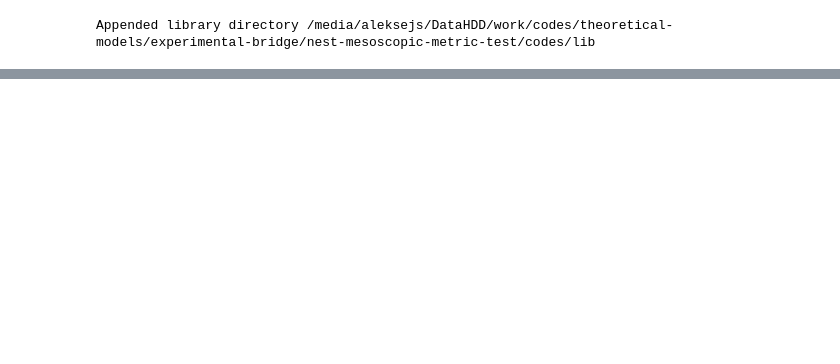
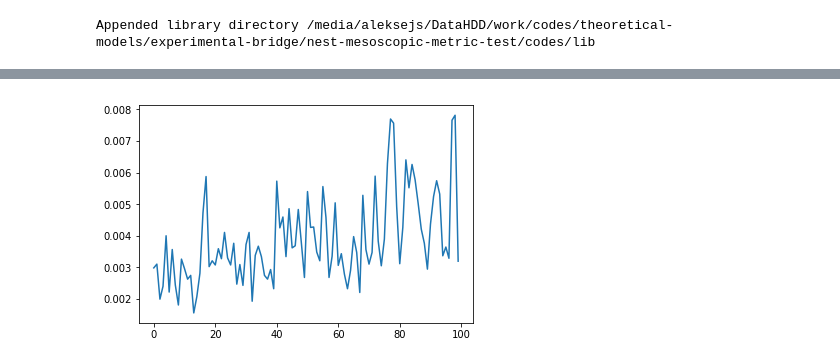
Before and after one commit to aleksejs-fomins/nest-mesoscopic-metric-test, a Jupyter notebook: codes/analysis_real/behaviour-analysis-template.ipynb, the cells around one changed output, grey strips where cells are left out. Saved outputs shown, nothing was run; the diff lists cells and outputs as text; code cells hidden in the pictures; blank space fills up the shorter version.

```diff
--- a/codes/analysis_real/behaviour-analysis-template.ipynb
+++ b/codes/analysis_real/behaviour-analysis-template.ipynb
@@ -34,0 +144,6 @@ aaa = matstruct2dict(f['licks'][0])['lick_vector'][0]
+# %%
+plt.figure()
+plt.plot(f['t_mean'][:100])
+plt.show()
+# %% [output]
+[figure, added]
```
Also changed, not shown: parts of 19 cells of this notebook, 1 other file.
